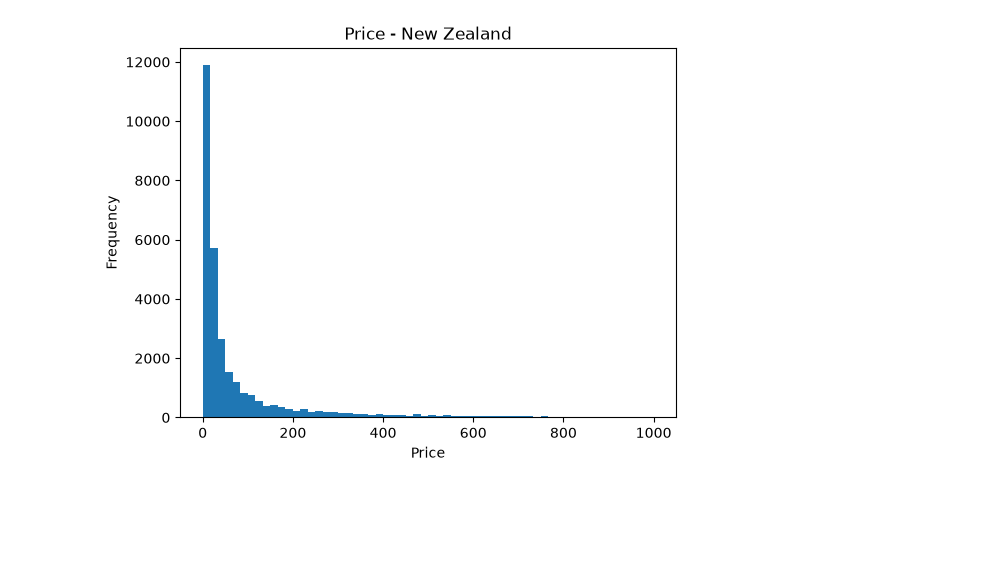
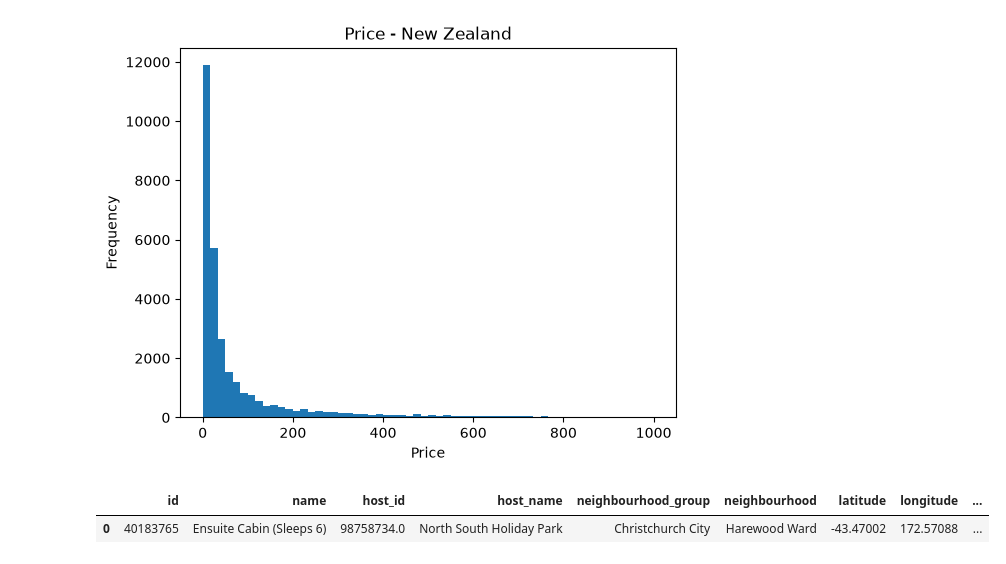
Before and after one commit to KULDEEP1994KR/GRP_Project_422_201, a Jupyter notebook: Code/listing_project.ipynb, the cells around one changed output. Cells and saved outputs as stored; diff of their text form; code cells hidden in the pictures; blank space fills up the shorter version.

```diff
--- a/Code/listing_project.ipynb
+++ b/Code/listing_project.ipynb
@@ -219,3 +219,8 @@ plt.show()
 [figure]
 # %%
 all_chrch.to_csv("../Output/All_chrch_file.csv", index=False)
+# %%
+all_chrch.head(1)
+# %% [output]
+|  | id | name | host_id | host_name | neighbourhood_group | neighbourhood | latitude | longitude | ... |
+| 0 | 40183765 | Ensuite Cabin (Sleeps 6) | 98758734.0 | North South Holiday Park | Christchurch City | Harewood Ward | -43.47002 | 172.57088 | ... |
```
Also changed, not shown: parts of 4 cells of this notebook, 7 other files.
